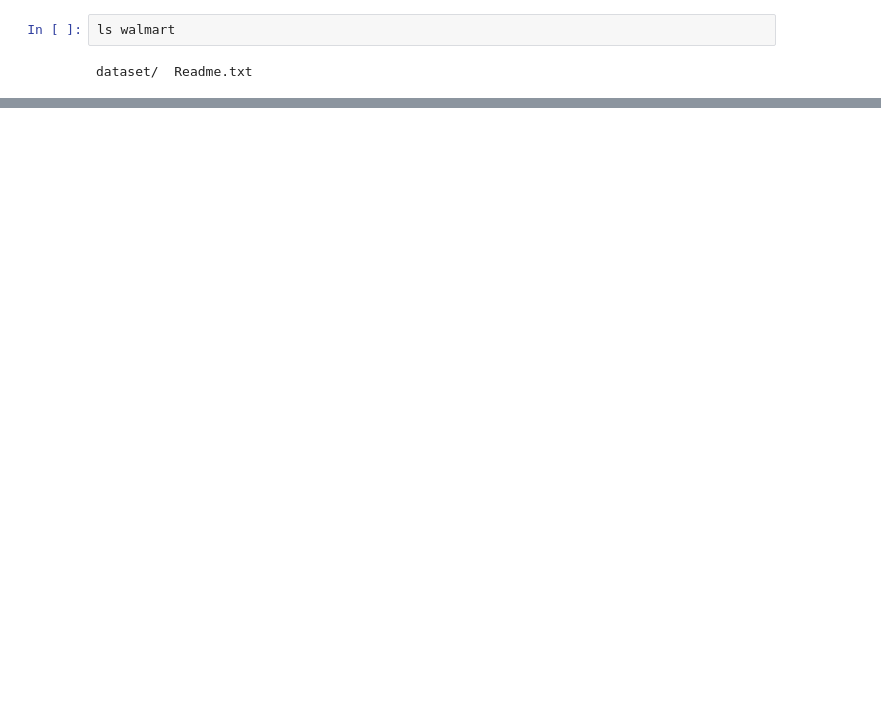
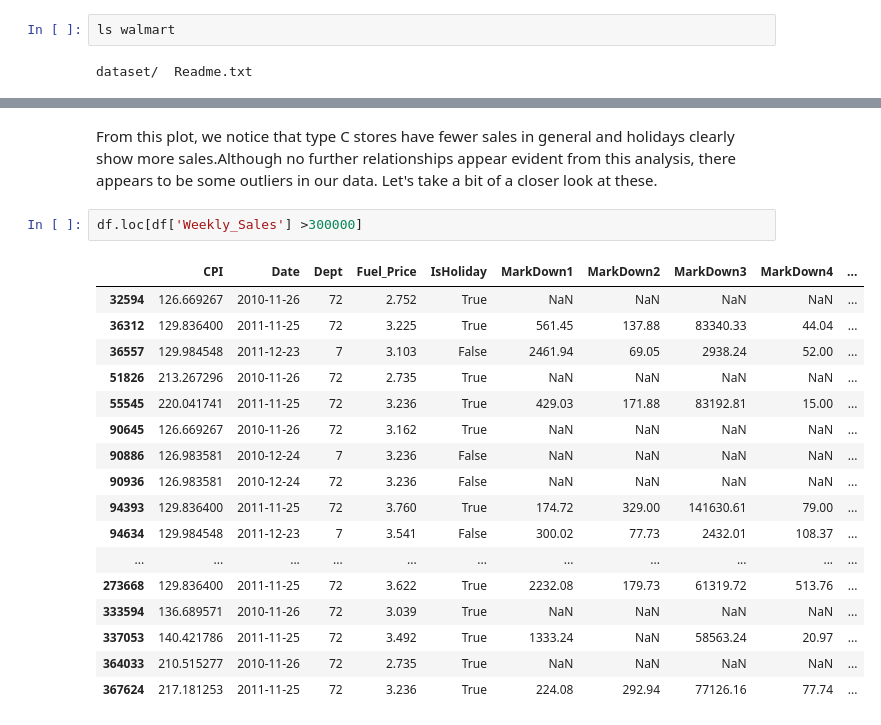
Before and after one commit to bitaller/walmart, a Jupyter notebook: walmart.ipynb, the cells around one changed output, grey strips where cells are left out. Cells and saved outputs as stored; diff of their text form; blank space fills up the shorter version.

```diff
--- a/walmart.ipynb
+++ b/walmart.ipynb
@@ -177,0 +234,22 @@ features.csv  stores.csv  test.csv  train.csv
+# %% [markdown]
+From this plot, we notice that type C stores have fewer sales in general and holidays clearly show more sales.Although no further relationships appear evident from this analysis, there appears to be some outliers in our data. Let's take a bit of a closer look at these.
+# %%
+df.loc[df['Weekly_Sales'] >300000]
+# %% [output]
+|  | CPI | Date | Dept | Fuel_Price | IsHoliday | MarkDown1 | MarkDown2 | MarkDown3 | MarkDown4 | ... |
+| 32594 | 126.669267 | 2010-11-26 | 72 | 2.752 | True | NaN | NaN | NaN | NaN | ... |
+| 36312 | 129.836400 | 2011-11-25 | 72 | 3.225 | True | 561.45 | 137.88 | 83340.33 | 44.04 | ... |
+| 36557 | 129.984548 | 2011-12-23 | 7 | 3.103 | False | 2461.94 | 69.05 | 2938.24 | 52.00 | ... |
+| 51826 | 213.267296 | 2010-11-26 | 72 | 2.735 | True | NaN | NaN | NaN | NaN | ... |
+| 55545 | 220.041741 | 2011-11-25 | 72 | 3.236 | True | 429.03 | 171.88 | 83192.81 | 15.00 | ... |
+| 90645 | 126.669267 | 2010-11-26 | 72 | 3.162 | True | NaN | NaN | NaN | NaN | ... |
+| 90886 | 126.983581 | 2010-12-24 | 7 | 3.236 | False | NaN | NaN | NaN | NaN | ... |
+| 90936 | 126.983581 | 2010-12-24 | 72 | 3.236 | False | NaN | NaN | NaN | NaN | ... |
+| 94393 | 129.836400 | 2011-11-25 | 72 | 3.760 | True | 174.72 | 329.00 | 141630.61 | 79.00 | ... |
+| 94634 | 129.984548 | 2011-12-23 | 7 | 3.541 | False | 300.02 | 77.73 | 2432.01 | 108.37 | ... |
+| ... | ... | ... | ... | ... | ... | ... | ... | ... | ... | ... |
+| 273668 | 129.836400 | 2011-11-25 | 72 | 3.622 | True | 2232.08 | 179.73 | 61319.72 | 513.76 | ... |
+| 333594 | 136.689571 | 2010-11-26 | 72 | 3.039 | True | NaN | NaN | NaN | NaN | ... |
+| 337053 | 140.421786 | 2011-11-25 | 72 | 3.492 | True | 1333.24 | NaN | 58563.24 | 20.97 | ... |
+| 364033 | 210.515277 | 2010-11-26 | 72 | 2.735 | True | NaN | NaN | NaN | NaN | ... |
+| 367624 | 217.181253 | 2011-11-25 | 72 | 3.236 | True | 224.08 | 292.94 | 77126.16 | 77.74 | ... |
```
Also changed, not shown: parts of 84 cells of this notebook.
